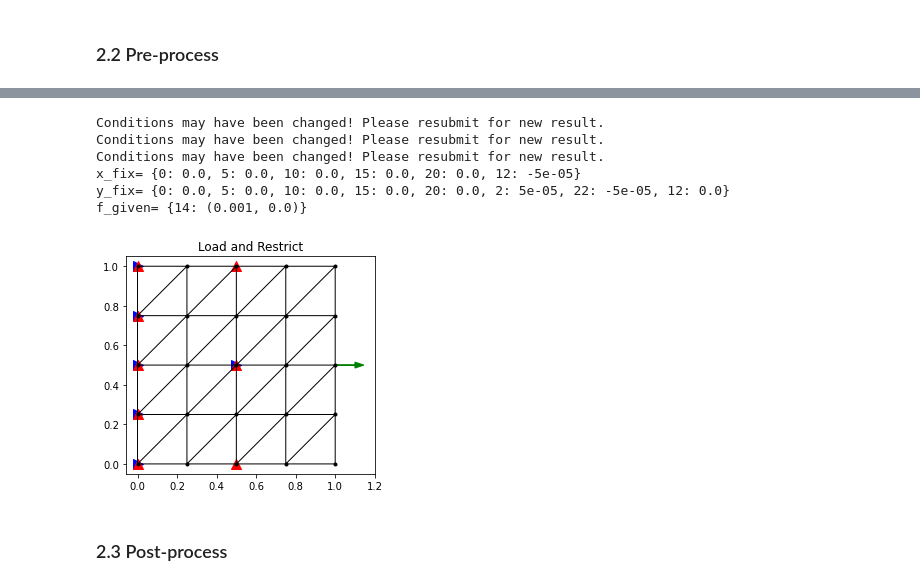
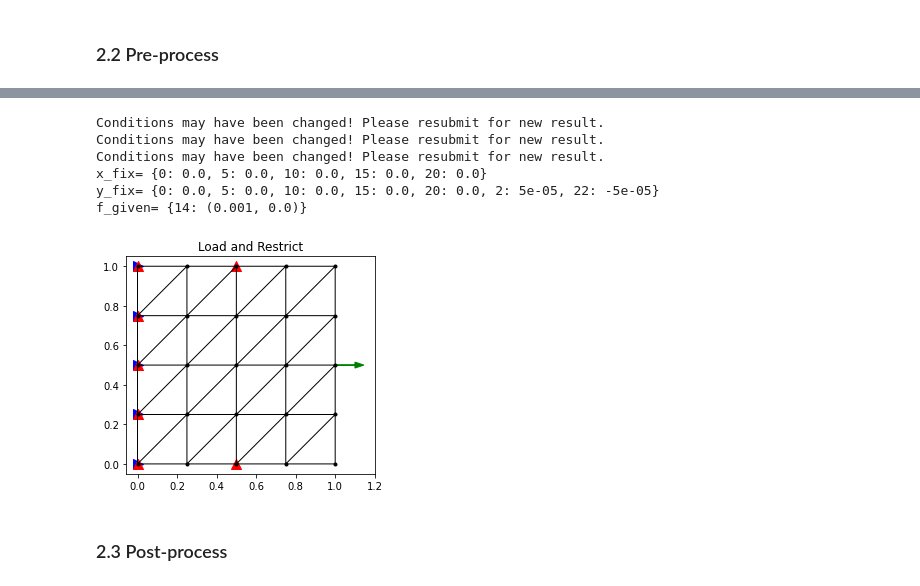
Before and after one commit to MuTong320/NaiveFea, a Jupyter notebook: example.ipynb, the cells around one changed output, grey strips where cells are left out. Saved outputs shown, nothing was run; the diff lists cells and outputs as text; code cells hidden in the pictures.

```diff
--- a/example.ipynb
+++ b/example.ipynb
@@ -28,7 +29,7 @@ fea.uniform_material(material)
 # left bound is fixed, and right bound apply fx=1.0
 node_fix=[0,5,10,15,20]
 f_given={14:(0.001,0)}
-fea.set_deform_conditions('fix',xy=node_fix)
+fea.set_deform_conditions('fix',Uxy=node_fix)
 fea.set_force_conditions(f_given)
 # print condistions
 print('x_fix=',fea.x_given_displace)
@@ -88,4 +89,6 @@ with pygmsh.geo.Geometry() as geom:
         ],
         mesh_size=0.3,
     )
-    mesh = geom.generate_mesh()
+    mesh_new = geom.generate_mesh()
+# use plot_mesh view mesh before instantiate Fea by it
+naivefea.plot_mesh(mesh_new)
@@ -112,32 +97,36 @@ array([[19, 21, 22],
 # %%
 # set boundary conditions by geometry
+# clear conditions set before
+fea.clear_conditions('all')
 # left bound is fixed, and right bound apply fx=1.0
 node_fix=[]
 f_given={}
 for index,position in enumerate(mesh.points):
     x=position[0].tolist()
     y=position[1].tolist()
     if x<1e-6:
         node_fix.append(index)
     if 1.0-x<1e-6 and abs(y-0.5)<1e-2:
         f_given.update({index:(1.0e-3,0.0)})
-fea.set_deform_conditions('fix',xy=node_fix)
+fea.set_deform_conditions('fix',Uxy=node_fix)
 fea.set_force_conditions(f_given)
 # you can also set displacement, such as following
-fea.set_deform_conditions('displace',y={2:5e-5,22:-5e-5},xy={12:(-5e-5,0.0)})
+fea.set_deform_conditions('displace',Uy={2:5e-5,22:-5e-5},Uxy={12:(-5e-5,0.0)})
+# if you want to clear deformation condition on node 14
+fea.clear_node_conditions(12,'Uxy')
 # print condistions
 print('x_fix=',fea.x_given_displace)
 print('y_fix=',fea.y_given_displace)
 print('f_given=',fea.f_given)
 fea.plot_restrict()
 # %% [output]
 Conditions may have been changed! Please resubmit for new result.
 Conditions may have been changed! Please resubmit for new result.
 Conditions may have been changed! Please resubmit for new result.
-x_fix= {0: 0.0, 5: 0.0, 10: 0.0, 15: 0.0, 20: 0.0, 12: -5e-05}
-y_fix= {0: 0.0, 5: 0.0, 10: 0.0, 15: 0.0, 20: 0.0, 2: 5e-05, 22: -5e-05, 12: 0.0}
+x_fix= {0: 0.0, 5: 0.0, 10: 0.0, 15: 0.0, 20: 0.0}
+y_fix= {0: 0.0, 5: 0.0, 10: 0.0, 15: 0.0, 20: 0.0, 2: 5e-05, 22: -5e-05}
 f_given= {14: (0.001, 0.0)}
-[figure, old version]
+[figure, new version]
 # %% [markdown]
 ### 2.3 Post-process
 # %%
```
Also changed, not shown: parts of 4 cells of this notebook.
